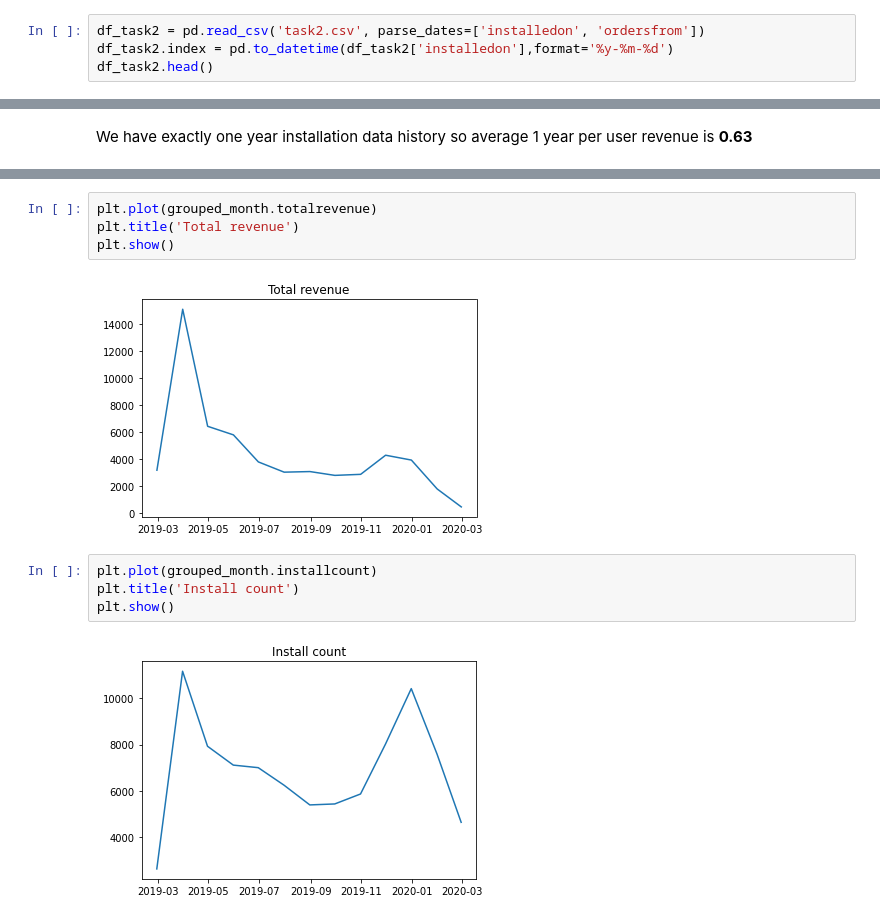
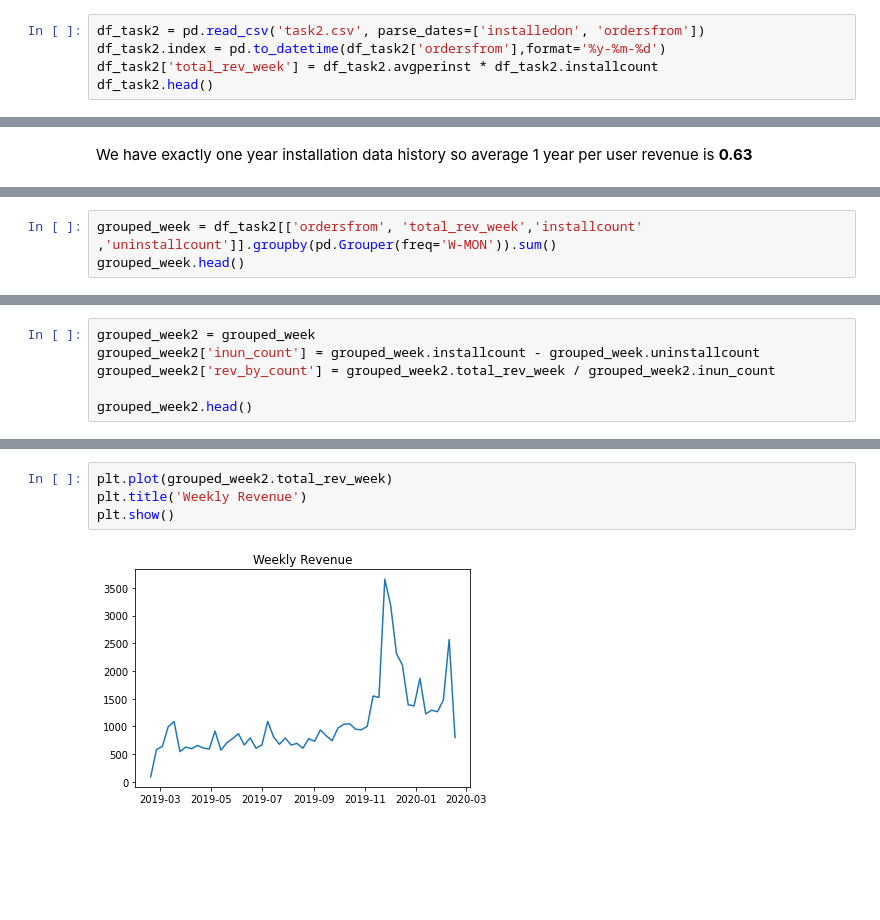
Before and after one commit to OlaKozak/CF, a Jupyter notebook: CF_v1.ipynb, the cells around one changed output, grey strips where cells are left out. Drawn from its saved outputs; the diff is of its cells as text; blank space fills up the shorter version.

```diff
--- a/CF_v1.ipynb
+++ b/CF_v1.ipynb
@@ -145,7 +150,8 @@ Check how much we had to invest on the market to achive that revenue. <br>
 A) our average year 1 revenue per user for <br>
 # %%
 df_task2 = pd.read_csv('task2.csv', parse_dates=['installedon', 'ordersfrom'])
-df_task2.index = pd.to_datetime(df_task2['installedon'],format='%y-%m-%d')
+df_task2.index = pd.to_datetime(df_task2['ordersfrom'],format='%y-%m-%d')
+df_task2['total_rev_week'] = df_task2.avgperinst * df_task2.installcount
 df_task2.head()
 # %% [output]
 |  | installedon | installcount | uninstallcount | ordersfrom | totalusersconverted | ordersfromweek | ... |
@@ -195,0 +192,3 @@ Very simple data visualisation
+# %%
+grouped_week = df_task2[['ordersfrom', 'total_rev_week','installcount' ,'uninstallcount']].groupby(pd.Grouper(freq='W-MON')).sum()
+grouped_week.head()
@@ -195,0 +205,6 @@ Very simple data visualisation
+# %%
+grouped_week2 = grouped_week
+grouped_week2['inun_count'] = grouped_week.installcount - grouped_week.uninstallcount
+grouped_week2['rev_by_count'] = grouped_week2.total_rev_week / grouped_week2.inun_count
+
+grouped_week2.head()
@@ -196,12 +235,6 @@ Very simple data visualisation
 # %%
-plt.plot(grouped_month.totalrevenue)
-plt.title('Total revenue')
+plt.plot(grouped_week2.total_rev_week)
+plt.title('Weekly Revenue')
 plt.show()
 # %% [output]
-[figure, old version]
+[figure, new version]
-# %%
-plt.plot(grouped_month.installcount)
-plt.title('Install count')
-plt.show()
-# %% [output]
-[figure, removed]
```
Also changed, not shown: parts of 25 cells of this notebook.
